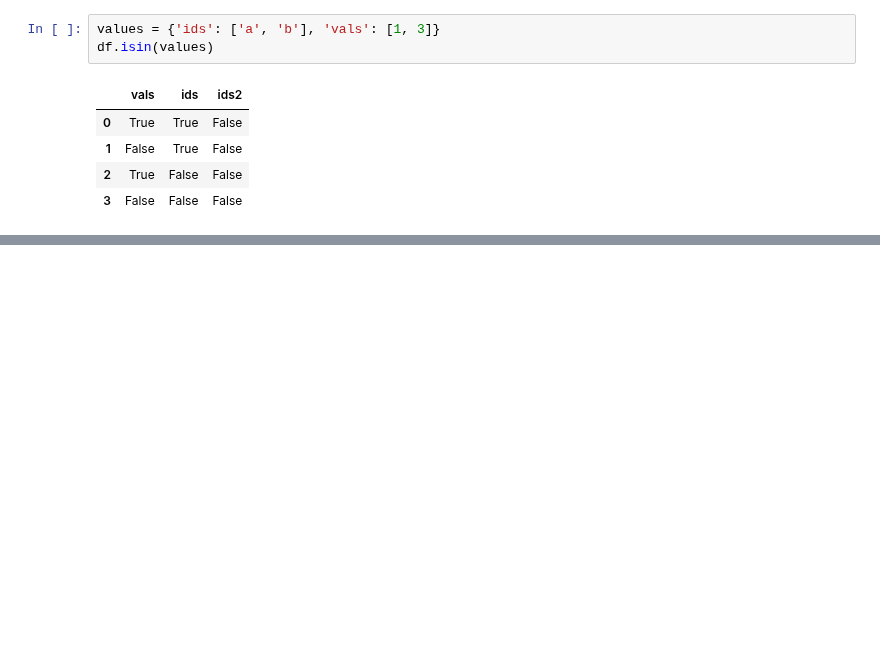
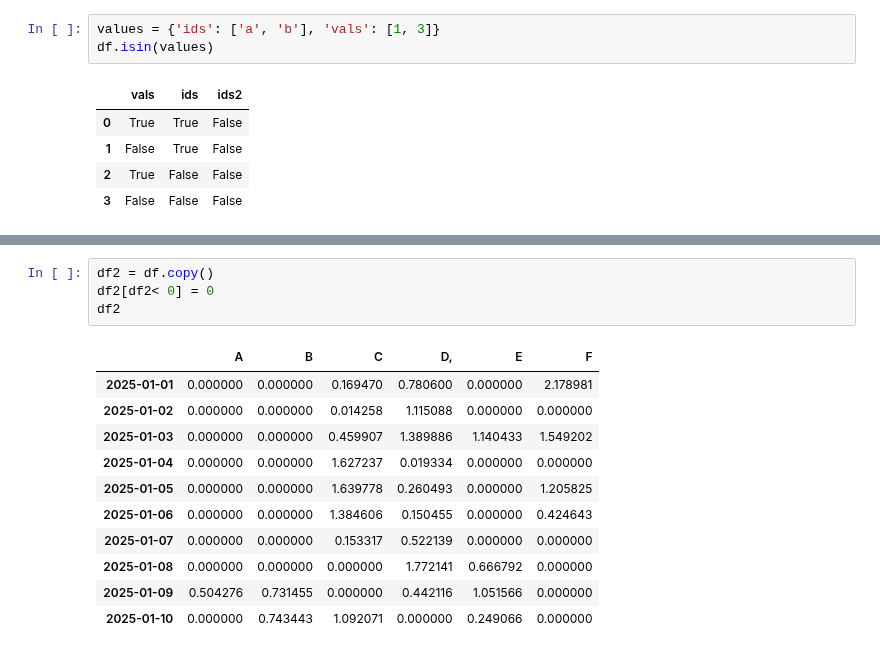
Before and after one commit to manasesmutembei11/ML, a Jupyter notebook: pandas/indexing_and_selecting.ipynb, the cells around one changed output, grey strips where cells are left out. Drawn from its saved outputs; the diff is of its cells as text; blank space fills up the shorter version.

```diff
--- a/pandas/indexing_and_selecting.ipynb
+++ b/pandas/indexing_and_selecting.ipynb
@@ -749,0 +832,16 @@ df.isin(values)
+# %%
+df2 = df.copy()
+df2[df2< 0] = 0
+df2
+# %% [output]
+|  | A | B | C | D, | E | F |
+| 2025-01-01 | 0.000000 | 0.000000 | 0.169470 | 0.780600 | 0.000000 | 2.178981 |
+| 2025-01-02 | 0.000000 | 0.000000 | 0.014258 | 1.115088 | 0.000000 | 0.000000 |
+| 2025-01-03 | 0.000000 | 0.000000 | 0.459907 | 1.389886 | 1.140433 | 1.549202 |
+| 2025-01-04 | 0.000000 | 0.000000 | 1.627237 | 0.019334 | 0.000000 | 0.000000 |
+| 2025-01-05 | 0.000000 | 0.000000 | 1.639778 | 0.260493 | 0.000000 | 1.205825 |
+| 2025-01-06 | 0.000000 | 0.000000 | 1.384606 | 0.150455 | 0.000000 | 0.424643 |
+| 2025-01-07 | 0.000000 | 0.000000 | 0.153317 | 0.522139 | 0.000000 | 0.000000 |
+| 2025-01-08 | 0.000000 | 0.000000 | 0.000000 | 1.772141 | 0.666792 | 0.000000 |
+| 2025-01-09 | 0.504276 | 0.731455 | 0.000000 | 0.442116 | 1.051566 | 0.000000 |
+| 2025-01-10 | 0.000000 | 0.743443 | 1.092071 | 0.000000 | 0.249066 | 0.000000 |
```
Also changed, not shown: parts of 7 cells of this notebook.
